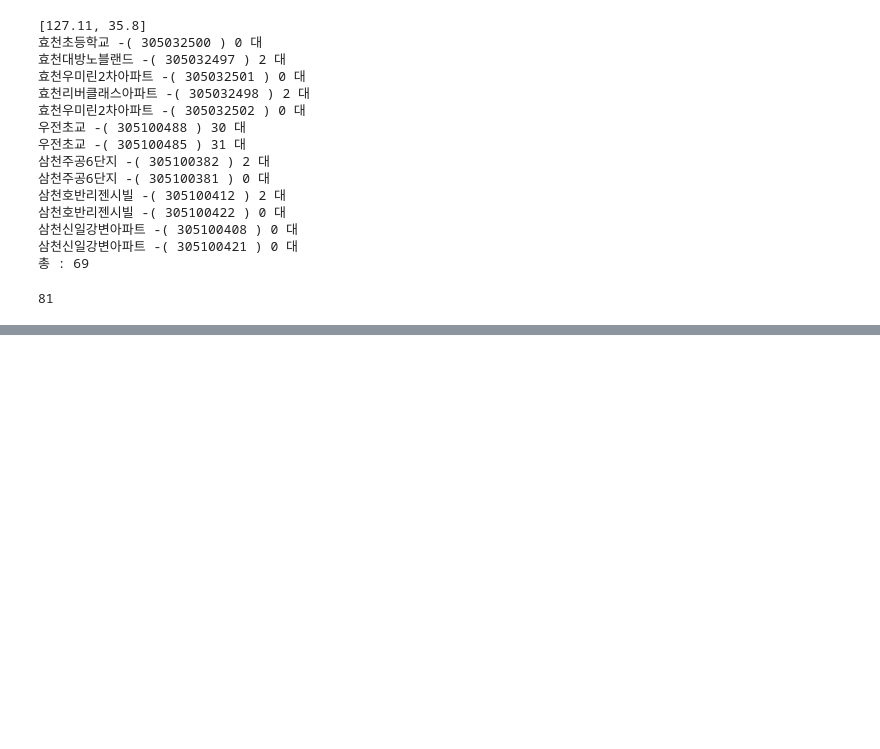
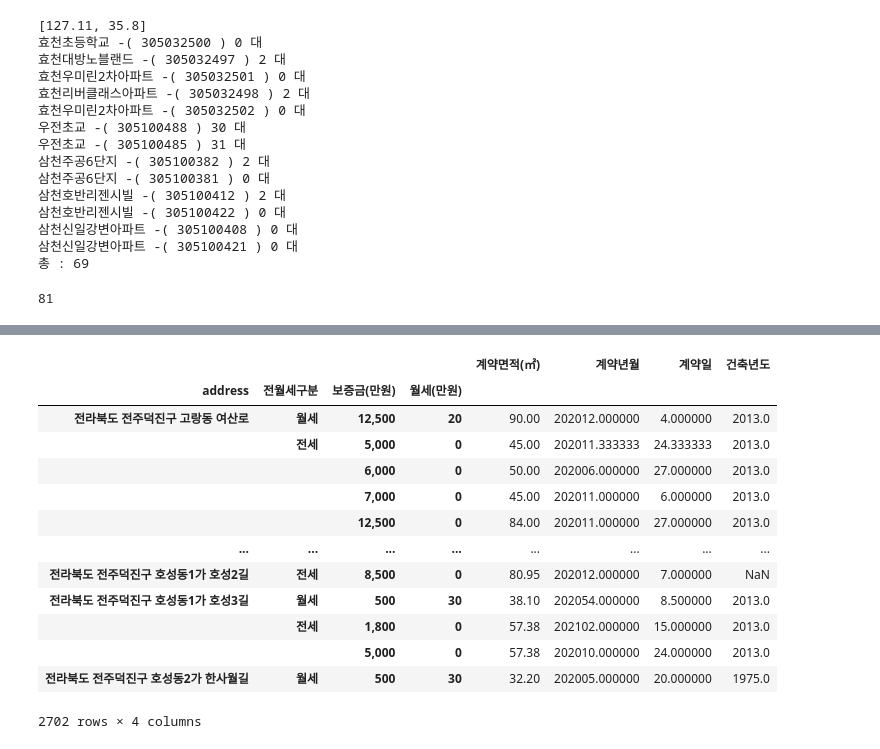
Before and after one commit to good5229/jeonju-contest, a Jupyter notebook: Analysis.ipynb, the cells around one changed output, grey strips where cells are left out. Drawn from its saved outputs; the diff is of its cells as text; code cells hidden in the pictures; blank space fills up the shorter version.

Commit message:
add groupby

```diff
--- a/Analysis.ipynb
+++ b/Analysis.ipynb
@@ -616,0 +616,19 @@ deokjin_trade_mono
+# %%
+deokjin_trade_mono['address']=deokjin_trade_mono['시군구']+' '+deokjin_trade_mono['도로명']
+deokjin_trade_mono.head()
+deokjin_trade_mono.groupby(['address','전월세구분','보증금(만원)','월세(만원)']).mean()
+# %% [output]
+|  |  |  |  | 계약면적(㎡) | 계약년월 | 계약일 | 건축년도 |
+| address | 전월세구분 | 보증금(만원) | 월세(만원) |  |  |  |  |
+| 전라북도 전주덕진구 고랑동 여산로 | 월세 | 12,500 | 20 | 90.00 | 202012.000000 | 4.000000 | 2013.0 |
+|  | 전세 | 5,000 | 0 | 45.00 | 202011.333333 | 24.333333 | 2013.0 |
+|  |  | 6,000 | 0 | 50.00 | 202006.000000 | 27.000000 | 2013.0 |
+|  |  | 7,000 | 0 | 45.00 | 202011.000000 | 6.000000 | 2013.0 |
+|  |  | 12,500 | 0 | 84.00 | 202011.000000 | 27.000000 | 2013.0 |
+| ... | ... | ... | ... | ... | ... | ... | ... |
+| 전라북도 전주덕진구 호성동1가 호성2길 | 전세 | 8,500 | 0 | 80.95 | 202012.000000 | 7.000000 | NaN |
+| 전라북도 전주덕진구 호성동1가 호성3길 | 월세 | 500 | 30 | 38.10 | 202054.000000 | 8.500000 | 2013.0 |
+|  | 전세 | 1,800 | 0 | 57.38 | 202102.000000 | 15.000000 | 2013.0 |
+|  |  | 5,000 | 0 | 57.38 | 202010.000000 | 24.000000 | 2013.0 |
+| 전라북도 전주덕진구 호성동2가 한사월길 | 월세 | 500 | 30 | 32.20 | 202005.000000 | 20.000000 | 1975.0 |
+2702 rows × 4 columns
```
Also changed, not shown: parts of 1 cell of this notebook, 1 other file.
